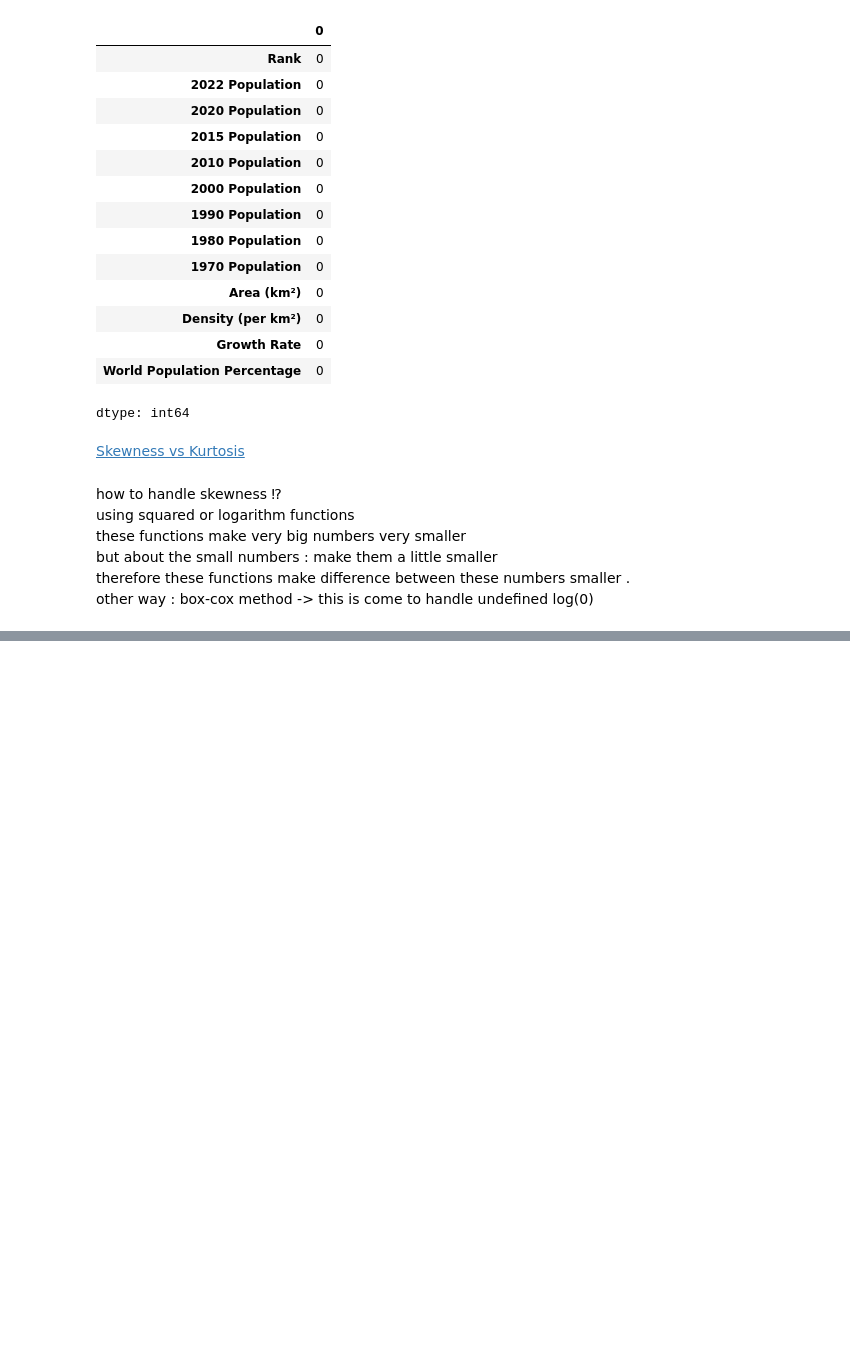
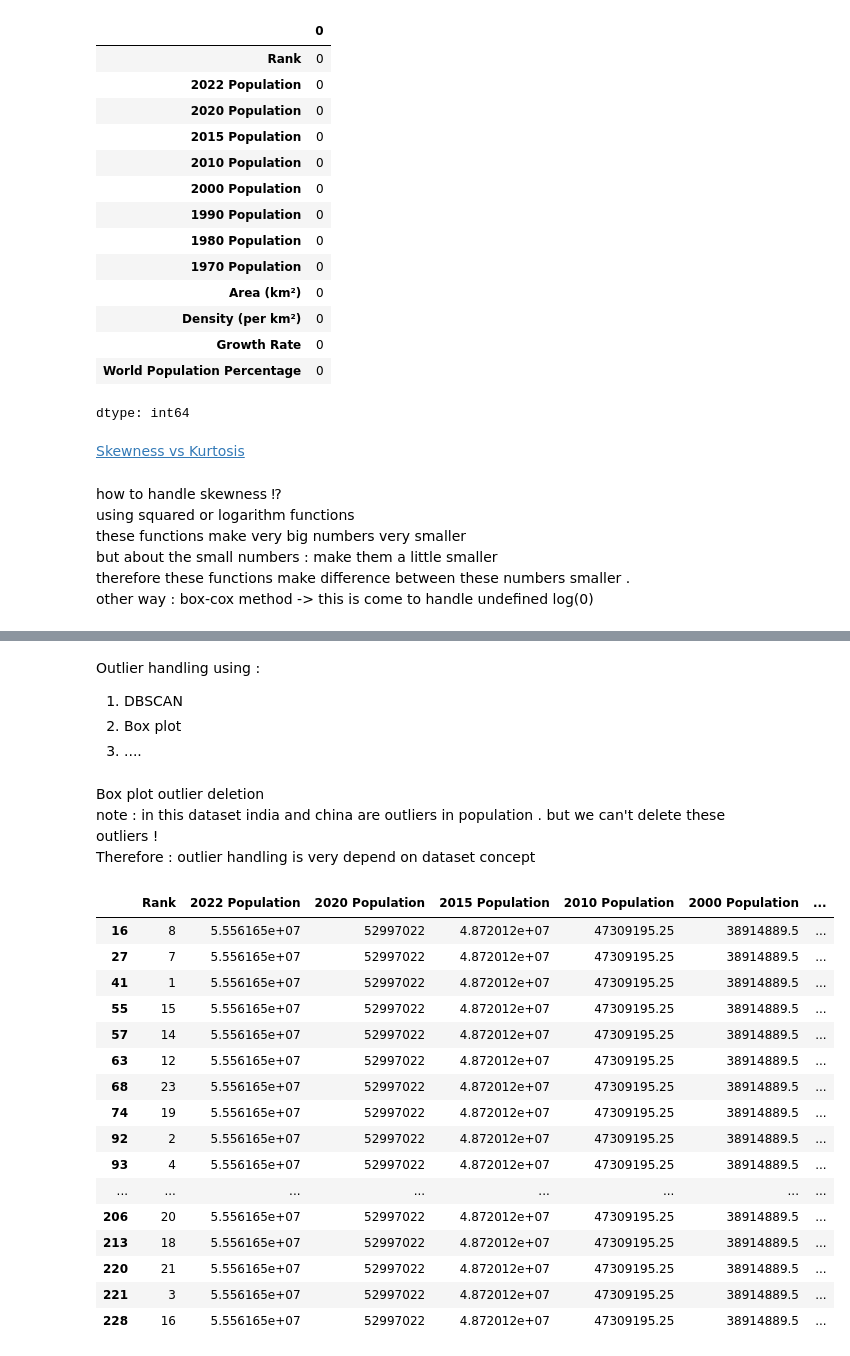
Before and after one commit to HosseinEyvazi/World-Population-dataset-EDA, a Jupyter notebook: scratchpad.ipynb, the cells around one changed output, grey strips where cells are left out. Drawn from its saved outputs; the diff is of its cells as text; code cells hidden in the pictures; blank space fills up the shorter version.

```diff
--- a/scratchpad.ipynb
+++ b/scratchpad.ipynb
@@ -443,0 +448,55 @@ plt.show()
+# %% [markdown]
+Outlier handling using :
+1. DBSCAN
+2. Box plot
+3. ....
+# %% [markdown]
+Box plot outlier deletion \
+note : in this dataset india and china are outliers in population . but we can't delete these outliers ! \
+Therefore : outlier handling is very depend on dataset concept
+# %%
+import warnings
+warnings.filterwarnings('ignore')
+
+def outlier_handling(df):
+  for col in df.columns :
+    Q1 = df.loc[:,col].quantile(.25)
+    Q3 = df.loc[:,col].quantile(.75)
+    IQR = Q3 - Q1
+    # print(IQR)
+    lower_bound = Q1 - 1.5 * IQR
+    # print(lower_bound)
+    upper_bound = Q3 + 1.5 * IQR
+    # print(upper_bound)
+    outliers = df[(df.loc[:,col] < lower_bound) | (df.loc[:,col] > upper_bound)]
+    df.loc[:,col] = df.loc[:,col].clip(lower=lower_bound , upper = upper_bound) # clip method map values that are higher than upper bound or lower than lower bound to higher bound itself or lower bound
+
+    # dfcol = pd.DataFrame(df[col])
+
+    # outliers[col] = df[col]
+    # print(outliers)
+
+  return df , outliers
+
+
+
+df_o , outliers = outlier_handling(df[numeric_cols])
+outliers
+# %% [output]
+|  | Rank | 2022 Population | 2020 Population | 2015 Population | 2010 Population | 2000 Population | ... |
+| 16 | 8 | 5.556165e+07 | 52997022 | 4.872012e+07 | 47309195.25 | 38914889.5 | ... |
+| 27 | 7 | 5.556165e+07 | 52997022 | 4.872012e+07 | 47309195.25 | 38914889.5 | ... |
+| 41 | 1 | 5.556165e+07 | 52997022 | 4.872012e+07 | 47309195.25 | 38914889.5 | ... |
+| 55 | 15 | 5.556165e+07 | 52997022 | 4.872012e+07 | 47309195.25 | 38914889.5 | ... |
+| 57 | 14 | 5.556165e+07 | 52997022 | 4.872012e+07 | 47309195.25 | 38914889.5 | ... |
+| 63 | 12 | 5.556165e+07 | 52997022 | 4.872012e+07 | 47309195.25 | 38914889.5 | ... |
+| 68 | 23 | 5.556165e+07 | 52997022 | 4.872012e+07 | 47309195.25 | 38914889.5 | ... |
+| 74 | 19 | 5.556165e+07 | 52997022 | 4.872012e+07 | 47309195.25 | 38914889.5 | ... |
+| 92 | 2 | 5.556165e+07 | 52997022 | 4.872012e+07 | 47309195.25 | 38914889.5 | ... |
+| 93 | 4 | 5.556165e+07 | 52997022 | 4.872012e+07 | 47309195.25 | 38914889.5 | ... |
+| ... | ... | ... | ... | ... | ... | ... | ... |
+| 206 | 20 | 5.556165e+07 | 52997022 | 4.872012e+07 | 47309195.25 | 38914889.5 | ... |
+| 213 | 18 | 5.556165e+07 | 52997022 | 4.872012e+07 | 47309195.25 | 38914889.5 | ... |
+| 220 | 21 | 5.556165e+07 | 52997022 | 4.872012e+07 | 47309195.25 | 38914889.5 | ... |
+| 221 | 3 | 5.556165e+07 | 52997022 | 4.872012e+07 | 47309195.25 | 38914889.5 | ... |
+| 228 | 16 | 5.556165e+07 | 52997022 | 4.872012e+07 | 47309195.25 | 38914889.5 | ... |
```
Also changed, not shown: parts of 4 cells of this notebook.
